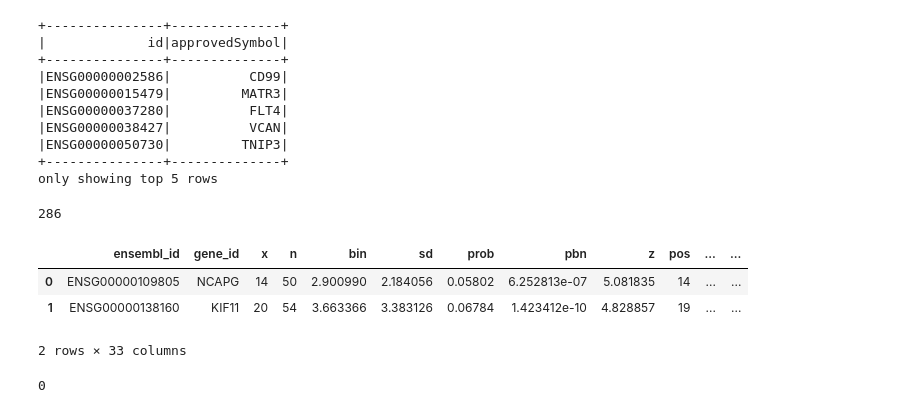
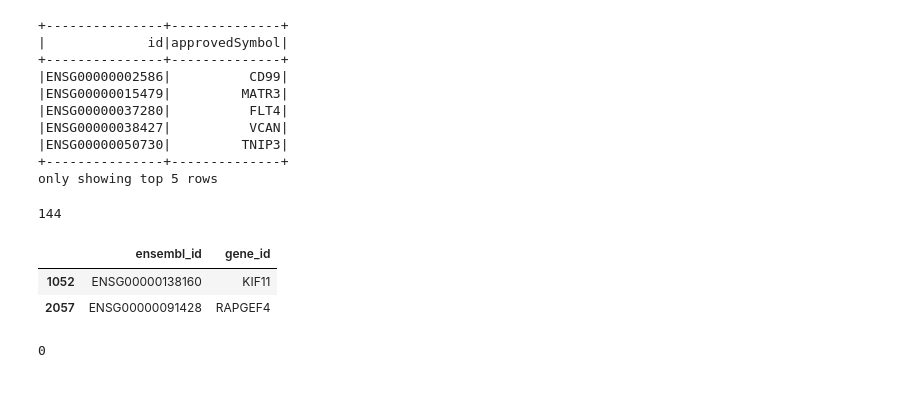
Before and after one commit to GamaPintoLab/driver_neighbours, a Jupyter notebook: opentargets.ipynb, the cells around one changed output. Drawn from its saved outputs; the diff is of its cells as text; code cells hidden in the pictures.

```diff
--- a/opentargets.ipynb
+++ b/opentargets.ipynb
@@ -28,2 +10,6 @@ check_dir(datadir)
+# %%
+rawdata = "data/raw/opentargets/"
+processeddata = "data/processed/"
+check_dir(rawdata)
 # %% [markdown]
 # Load Datasets
@@ -76,0 +16,5 @@ print(supptable.head())
+# %%
+positive = pd.read_csv(processeddata+"bctPcand.csv")
+negative = pd.read_csv(processeddata+"bctNcand.csv")
+display(positive.head())
+negative.head()
@@ -76,0 +36,3 @@ print(supptable.head())
+# %%
+genes = list(set(positive.gene.tolist() + negative.gene.tolist()))
+print(len(genes))
@@ -81,8 +45,8 @@ print(supptable.head())
 # %%
-targetsPath = datadir+"targets"
-moleculePath = datadir+"molecule"
-associationPath = datadir+"associationByOverallDirect"
-diseasePath = datadir+"diseases"
+targetsPath = rawdata+"targets"
+moleculePath = rawdata+"molecule"
+associationPath = rawdata+"associationByOverallDirect"
+diseasePath = rawdata+"diseases"
 # %%
 # Establish spark connection
 spark = SparkSession.builder.master('local[*]').getOrCreate()
@@ -138,21 +111,21 @@ only showing top 5 rows
 # %%
 target_df = (
     targetSelect
     .toPandas()
     .rename(columns={
         "approvedSymbol": "gene_id",
         "id": "ensembl_id"
     })
-    .merge(supptable, on="gene_id")
+    #.merge(supptable, on="gene_id")
+    [lambda x: x.gene_id.isin(genes)]
 )
 print(len(target_df))
 target_df.head(2)
 # %% [output]
-286
+144
-|  | ensembl_id | gene_id | x | n | bin | sd | prob | pbn | z | pos | ... | ... |
-| 0 | ENSG00000109805 | NCAPG | 14 | 50 | 2.900990 | 2.184056 | 0.05802 | 6.252813e-07 | 5.081835 | 14 | ... | ... |
-| 1 | ENSG00000138160 | KIF11 | 20 | 54 | 3.663366 | 3.383126 | 0.06784 | 1.423412e-10 | 4.828857 | 19 | ... | ... |
+|  | ensembl_id | gene_id |
+| 1052 | ENSG00000138160 | KIF11 |
+| 2057 | ENSG00000091428 | RAPGEF4 |
-2 rows × 33 columns
 # %%
 # See if exist "ensembl_id" duplicates
 print((target_df.ensembl_id.duplicated()).sum())
```
Also changed, not shown: parts of 36 cells of this notebook, 14 other files.
